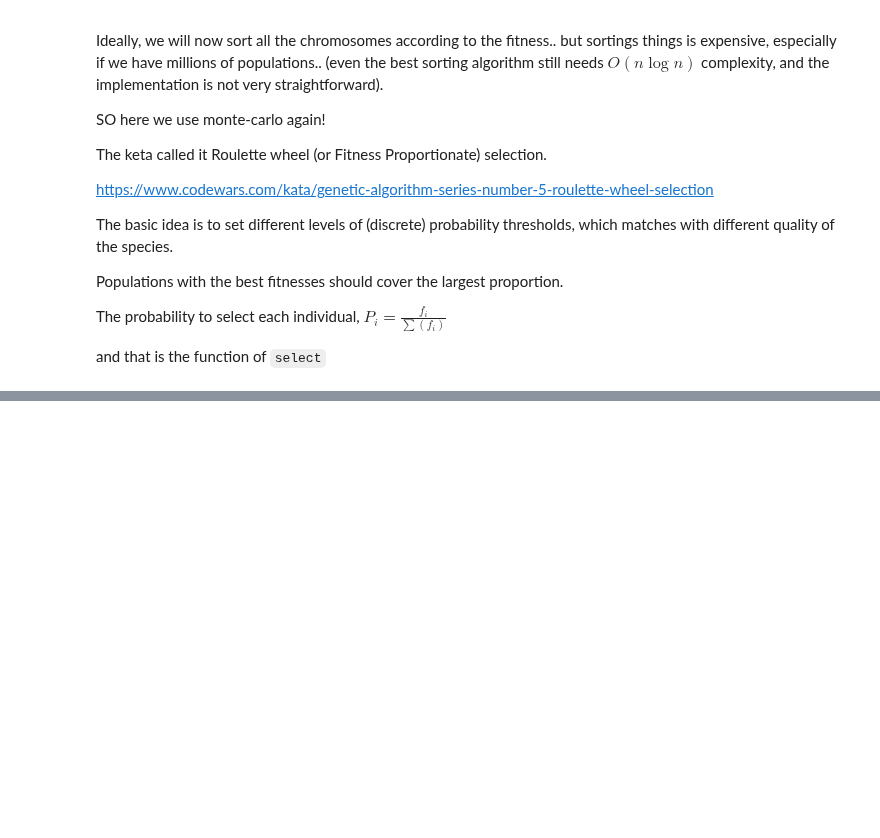
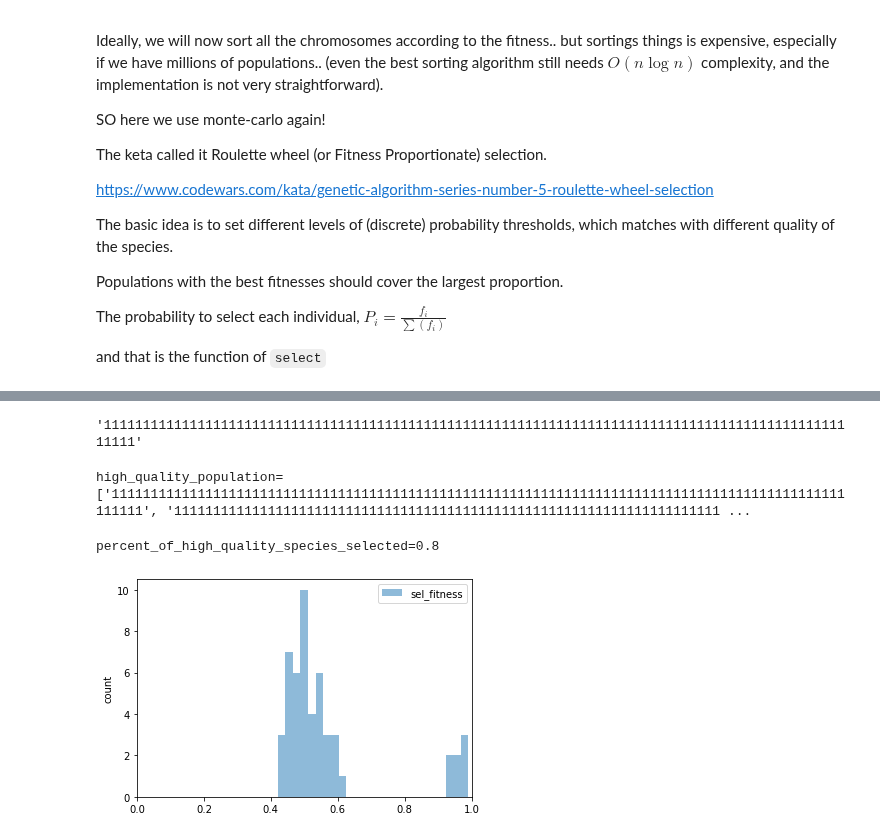
Before and after one commit to xueannafang/learn_opt, a Jupyter notebook: learn_GeneticAlgorithm.ipynb, the cells around one changed output, grey strips where cells are left out. Drawn from its saved outputs; the diff is of its cells as text; code cells hidden in the pictures; blank space fills up the shorter version.

```diff
--- a/learn_GeneticAlgorithm.ipynb
+++ b/learn_GeneticAlgorithm.ipynb
@@ -393,0 +465,54 @@ plt.hist(all_pop_info["select_prob"], bins = 20)
+# %%
+#what if we have an extreme version of "ideal"
+#let's say
+
+ext_ideal = length * "1"
+ext_ideal
+# %% [output]
+'1111111111111111111111111111111111111111111111111111111111111111111111111111111111111111111111111111'
+# %%
+#and we manually add a few high-quality species to our populations
+
+#first, randomly generate a batch of general poluation
+population_with_general_quality = generate_population(length, 90)
+
+#create a few high quality species that is expected to give good fitness score with our extreme ideal species
+high_quality_population = []
+for i in range(10):
+    high_quality_species = "1"*(length - i) + "0" * i
+    high_quality_population.append(high_quality_species)
+
+print(f"{high_quality_population=}")
+
+#combine it to the general quality population
+population_with_good_quality = population_with_general_quality+high_quality_population
+# %% [output]
+high_quality_population=['1111111111111111111111111111111111111111111111111111111111111111111111111111111111111111111111111111', '1111111111111111111111111111111111111111111111111111111111111111111111 ...
+# %%
+sel_results, all_param_map = select(population_with_good_quality, get_fitness(ext_ideal))
+plt.hist(sel_results["selected_kid_fitness"], bins = 25, alpha = 0.5, label = "sel_fitness")
+# plt.hist(lucky_numbers, bins = 50, alpha = 0.5, label = "lucky_number")
+# plt.hist(sel_results["final_sel_prob"], bins = 25, alpha = 0.5, label = "sel_prob")
+# plt.hist(all_param_map["select_prob"], bins = 25, alpha = 0.5, label = "prob_before_start")
+plt.xlim(0, 1)
+plt.ylabel("count")
+plt.legend()
+
+#we expect to see a few bins appearing at the region close to one
+
+#We can also check how many of our manually created high quality species (id should = 89 to 99) were selected:
+
+total_high_quality_species = 10
+
+count_of_high_quality_species = 0
+for i in range(89, 100):
+
+    if i in sel_results["selected_kid_id"]:
+        count_of_high_quality_species += 1
+
+percent_of_high_quality_species_selected = count_of_high_quality_species/total_high_quality_species
+
+print(f"{percent_of_high_quality_species_selected=}")
+# %% [output]
+percent_of_high_quality_species_selected=0.8
+[figure, added]
```
Also changed, not shown: parts of 27 cells of this notebook, 1 other file.
